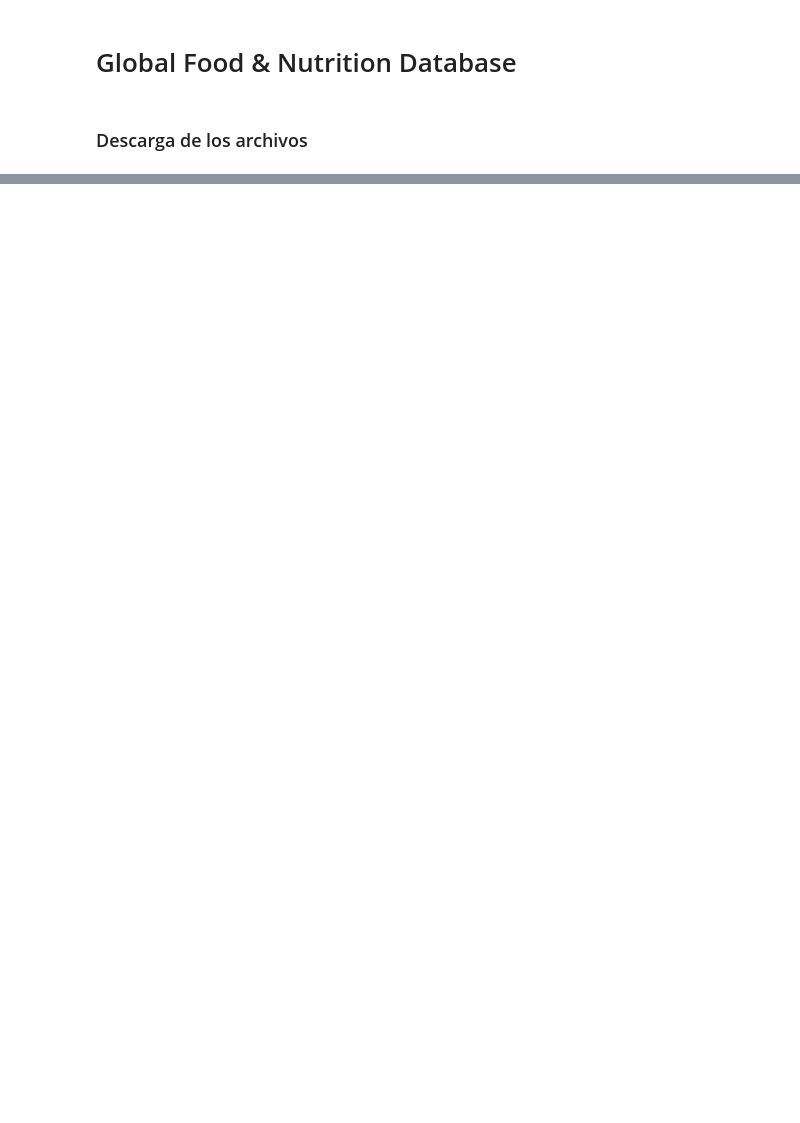
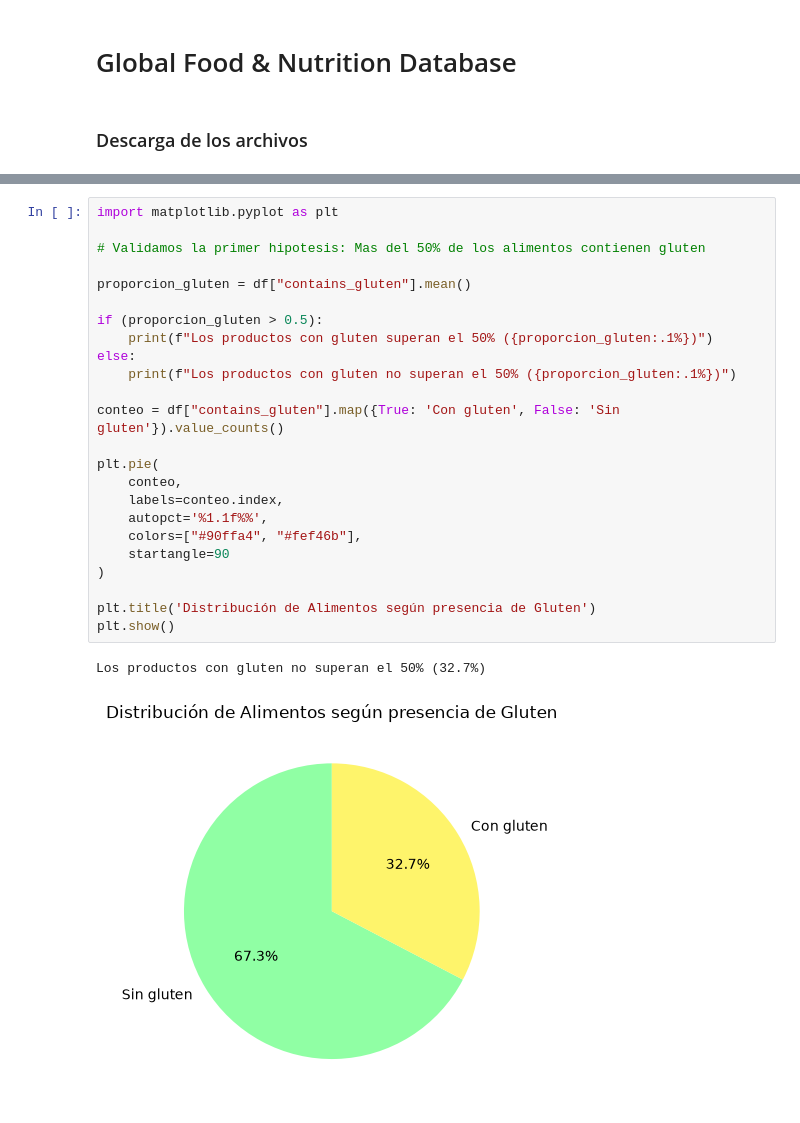
Before and after one commit to SantiWilli/TPEspecialFundamentos, a Jupyter notebook: entrega.ipynb, the cells around one changed output, grey strips where cells are left out. Saved outputs shown, nothing was run; the diff lists cells and outputs as text; blank space fills up the shorter version.

Commit message:
limpiamos el dataset e hicimos la primer hipotesis

```diff
--- a/entrega.ipynb
+++ b/entrega.ipynb
@@ -98,0 +134,27 @@ Name: ecoscore_grade, dtype: str
+# %%
+import matplotlib.pyplot as plt
+
+# Validamos la primer hipotesis: Mas del 50% de los alimentos contienen gluten
+
+proporcion_gluten = df["contains_gluten"].mean()
+
+if (proporcion_gluten > 0.5):
+    print(f"Los productos con gluten superan el 50% ({proporcion_gluten:.1%})")
+else:
+    print(f"Los productos con gluten no superan el 50% ({proporcion_gluten:.1%})")
+
+conteo = df["contains_gluten"].map({True: 'Con gluten', False: 'Sin gluten'}).value_counts()
+
+plt.pie(
+    conteo,
+    labels=conteo.index,
+    autopct='%1.1f%%',
+    colors=["#90ffa4", "#fef46b"],
+    startangle=90
+)
+
+plt.title('Distribución de Alimentos según presencia de Gluten')
+plt.show()
+# %% [output]
+Los productos con gluten no superan el 50% (32.7%)
+[figure, added]
```
Also changed, not shown: parts of 3 cells of this notebook.
